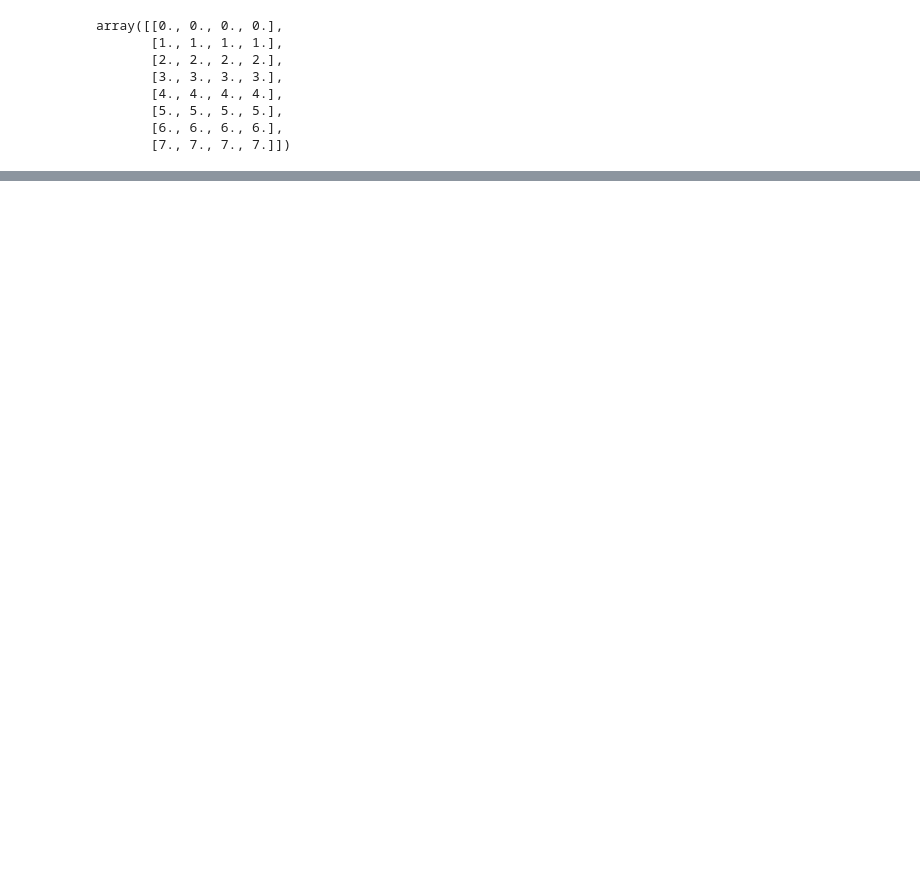
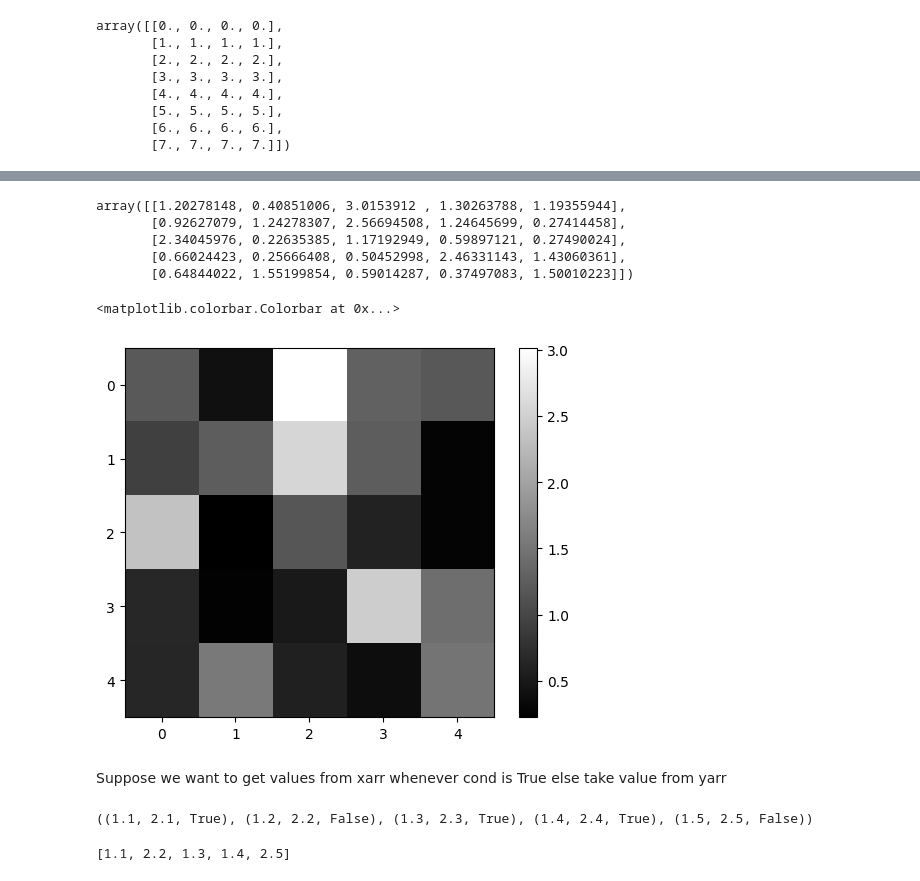
Before and after one commit to sraj2012/datascience-learning, a Jupyter notebook: code-snippets/python_for_data_analysis.ipynb, the cells around one changed output, grey strips where cells are left out. Saved outputs shown, nothing was run; the diff lists cells and outputs as text; code cells hidden in the pictures; blank space fills up the shorter version.

```diff
--- a/code-snippets/python_for_data_analysis.ipynb
+++ b/code-snippets/python_for_data_analysis.ipynb
@@ -279,3 +281,9 @@ array([[0., 0., 0., 0.],
        [5., 5., 5., 5.],
        [6., 6., 6., 6.],
        [7., 7., 7., 7.]])
+# %%
+xs = np.random.randn(5,5)
+ys = np.random.randn(5,5)
+print(f'xs :{xs} \n')
+
+print(f'ys :{ys}')
@@ -281,0 +302,32 @@ array([[0., 0., 0., 0.],
+# %%
+z = np.sqrt(xs**2 + ys**2)
+z
+# %% [output]
+array([[1.20278148, 0.40851006, 3.0153912 , 1.30263788, 1.19355944],
+       [0.92627079, 1.24278307, 2.56694508, 1.24645699, 0.27414458],
+       [2.34045976, 0.22635385, 1.17192949, 0.59897121, 0.27490024],
+       [0.66024423, 0.25666408, 0.50452998, 2.46331143, 1.43060361],
+       [0.64844022, 1.55199854, 0.59014287, 0.37497083, 1.50010223]])
+# %%
+import matplotlib.pyplot as plt
+
+plt.imshow(z,cmap=plt.cm.gray);
+plt.colorbar()
+# %% [output]
+<matplotlib.colorbar.Colorbar at 0x...>
+[figure, added]
+# %% [markdown]
+Suppose we want to get values from xarr whenever cond is True else take value from yarr
+# %%
+xarr = np.array([1.1,1.2,1.3,1.4,1.5])
+yarr = np.array([2.1,2.2,2.3,2.4,2.5])
+cond = np.array([True,False,True,True,False])
+
+val = zip(xarr,yarr,cond)
+print(tuple(val))
+
+result = [x if c else y for x,y,c in zip(xarr,yarr,cond)]
+result
+# %% [output]
+((1.1, 2.1, True), (1.2, 2.2, False), (1.3, 2.3, True), (1.4, 2.4, True), (1.5, 2.5, False))
+[1.1, 2.2, 1.3, 1.4, 2.5]
```
Also changed, not shown: parts of 11 cells of this notebook.
